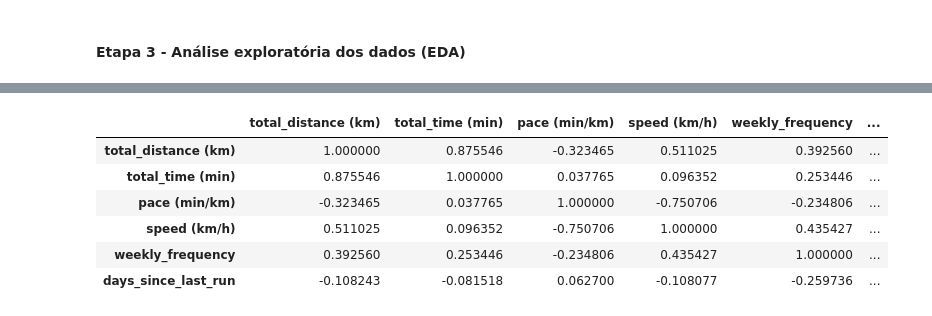
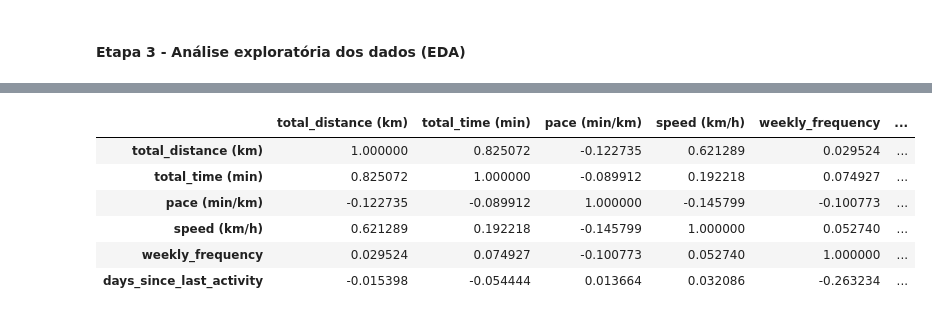
Before and after one commit to matheussmelo/running_inactivity_prediction, a Jupyter notebook: physical_inactivity_prediction_/scripts_prediction_model/final/st3_eda.ipynb, the cells around one changed output, grey strips where cells are left out. Cells and saved outputs as stored; diff of their text form; code cells hidden in the pictures.

```diff
--- a/physical_inactivity_prediction_/scripts_prediction_model/final/st3_eda.ipynb
+++ b/physical_inactivity_prediction_/scripts_prediction_model/final/st3_eda.ipynb
@@ -10,8 +12,8 @@ from scipy.stats import mannwhitneyu
 
 warnings.filterwarnings(action='ignore')
 # %%
-df_athletes_activities = pd.read_csv('C:/Users/USER/Desktop/EstudosDados/Projetos/Corrida/physical_inactivity_prediction/scripts_prediction_model/final/st2_df_run_activities.csv')
-df_run_activities_features = df_athletes_activities.drop(['athlete_id', 'activity_date', 'will_churn'], axis=1)
-df_run_activities_features
+df_athletes_activities = pd.read_csv('C:/Users/USER/Desktop/EstudosDados/Projetos/Corrida/physical_inactivity_prediction/scripts_prediction_model/final/st2_df_athletes_activities.csv')
+df_athletes_activities_features = df_athletes_activities.loc[:, ~df_athletes_activities.columns.isin(['activity_date', 'athlete_id', 'will_churn'])]
+df_athletes_activities_features
 # %% [output]
 |  | total_distance (km) | total_time (min) | pace (min/km) | speed (km/h) | weekly_frequency | ... |
@@ -42,12 +44,12 @@ Coluna: days_since_last_run, p-value: 0.0
 # %%
 # Análise de correlação das variáveis
-corr = df_run_activities_features.corr()
+corr = df_athletes_activities_features.corr()
 corr
 # %% [output]
 |  | total_distance (km) | total_time (min) | pace (min/km) | speed (km/h) | weekly_frequency | ... |
-| total_distance (km) | 1.000000 | 0.875546 | -0.323465 | 0.511025 | 0.392560 | ... |
-| total_time (min) | 0.875546 | 1.000000 | 0.037765 | 0.096352 | 0.253446 | ... |
-| pace (min/km) | -0.323465 | 0.037765 | 1.000000 | -0.750706 | -0.234806 | ... |
-| speed (km/h) | 0.511025 | 0.096352 | -0.750706 | 1.000000 | 0.435427 | ... |
-| weekly_frequency | 0.392560 | 0.253446 | -0.234806 | 0.435427 | 1.000000 | ... |
-| days_since_last_run | -0.108243 | -0.081518 | 0.062700 | -0.108077 | -0.259736 | ... |
+| total_distance (km) | 1.000000 | 0.825072 | -0.122735 | 0.621289 | 0.029524 | ... |
+| total_time (min) | 0.825072 | 1.000000 | -0.089912 | 0.192218 | 0.074927 | ... |
+| pace (min/km) | -0.122735 | -0.089912 | 1.000000 | -0.145799 | -0.100773 | ... |
+| speed (km/h) | 0.621289 | 0.192218 | -0.145799 | 1.000000 | 0.052740 | ... |
+| weekly_frequency | 0.029524 | 0.074927 | -0.100773 | 0.052740 | 1.000000 | ... |
+| days_since_last_activity | -0.015398 | -0.054444 | 0.013664 | 0.032086 | -0.263234 | ... |
```
Also changed, not shown: parts of 10 cells of this notebook, 2 other files.
